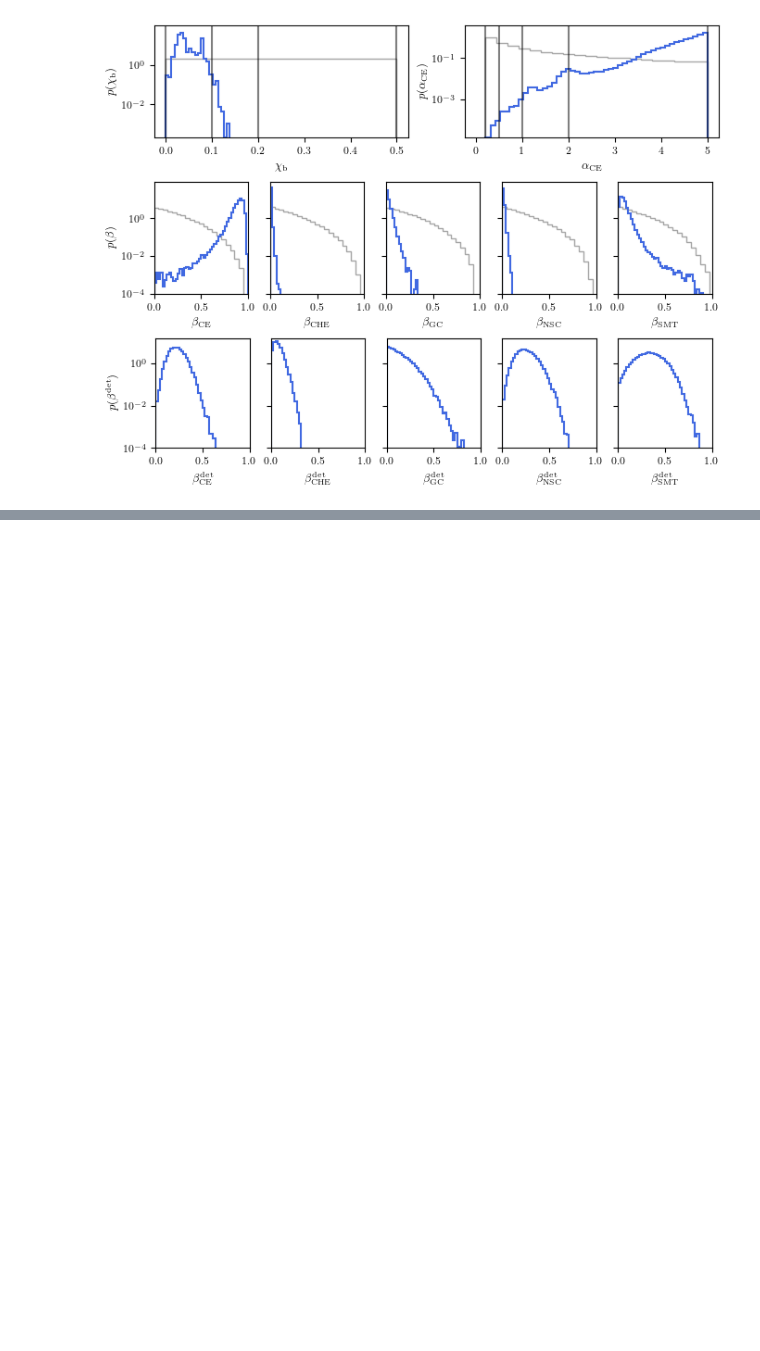
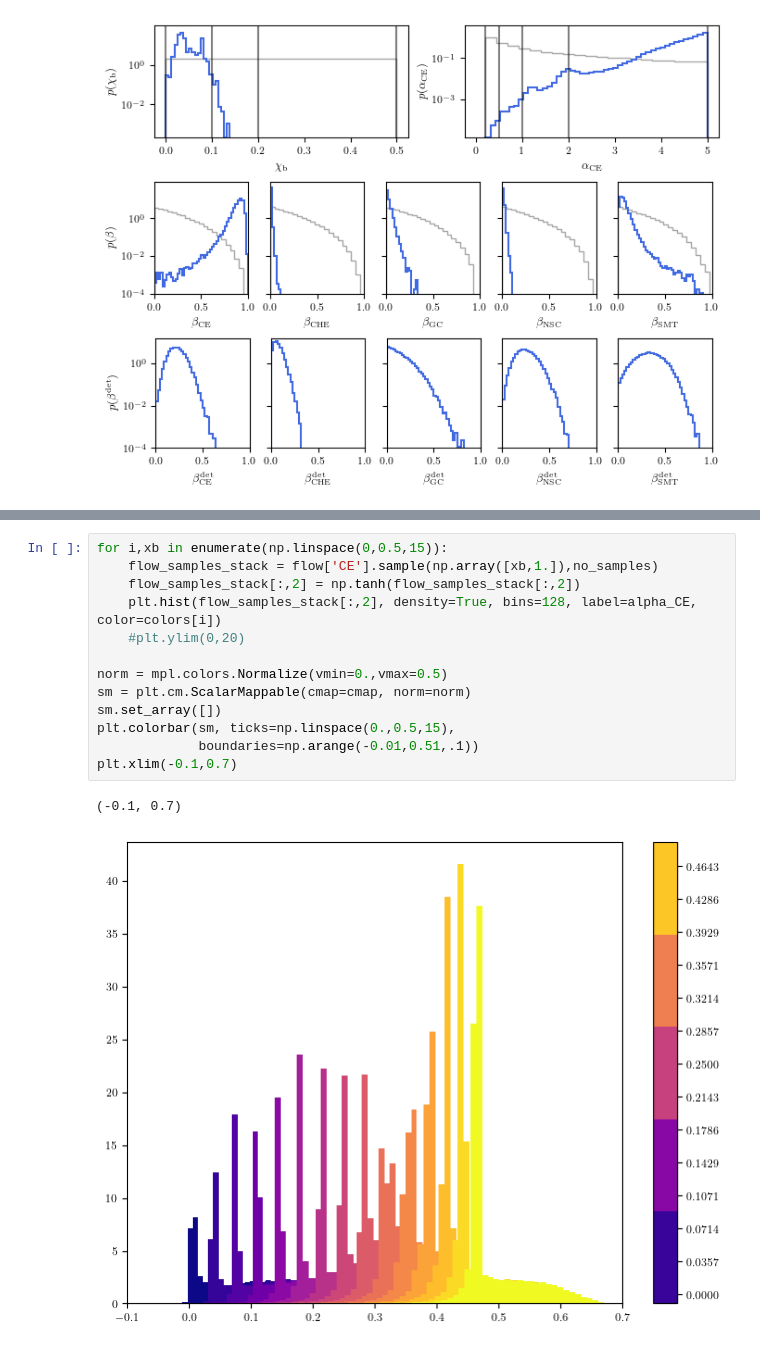
Before and after one commit to michaelzevin/AMAZE, a Jupyter notebook: notebooks/paper_plots_flow.ipynb, the cells around one changed output, grey strips where cells are left out. Saved outputs shown, nothing was run; the diff lists cells and outputs as text; blank space fills up the shorter version.

```diff
--- a/notebooks/paper_plots_flow.ipynb
+++ b/notebooks/paper_plots_flow.ipynb
@@ -762,0 +900,16 @@ KeyboardInterrupt:
+# %%
+for i,xb in enumerate(np.linspace(0,0.5,15)):
+    flow_samples_stack = flow['CE'].sample(np.array([xb,1.]),no_samples)
+    flow_samples_stack[:,2] = np.tanh(flow_samples_stack[:,2])
+    plt.hist(flow_samples_stack[:,2], density=True, bins=128, label=alpha_CE, color=colors[i])
+    #plt.ylim(0,20)
+
+norm = mpl.colors.Normalize(vmin=0.,vmax=0.5)
+sm = plt.cm.ScalarMappable(cmap=cmap, norm=norm)
+sm.set_array([])
+plt.colorbar(sm, ticks=np.linspace(0.,0.5,15),
+             boundaries=np.arange(-0.01,0.51,.1))
+plt.xlim(-0.1,0.7)
+# %% [output]
+(-0.1, 0.7)
+[figure, added]
```
Also changed, not shown: parts of 39 cells of this notebook, 1 other file.
